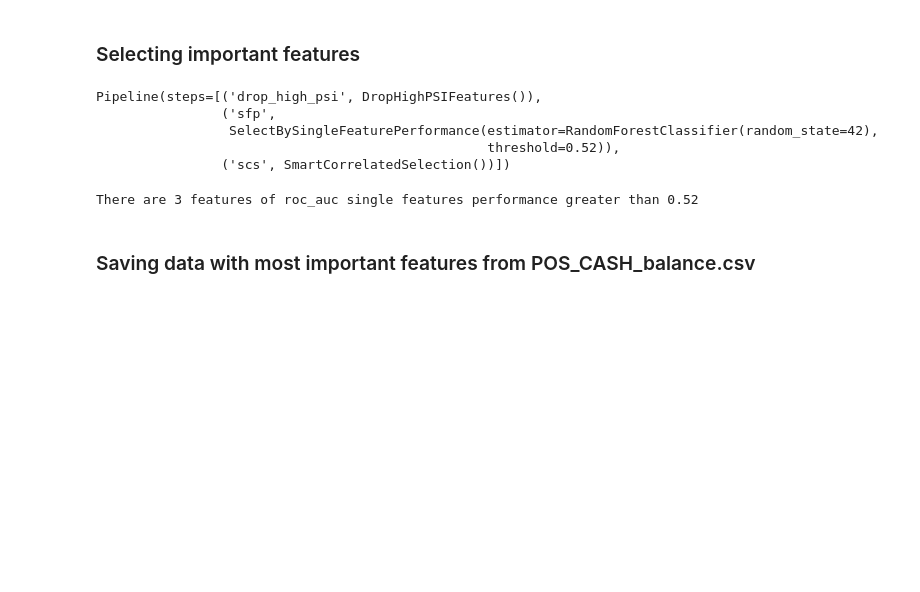
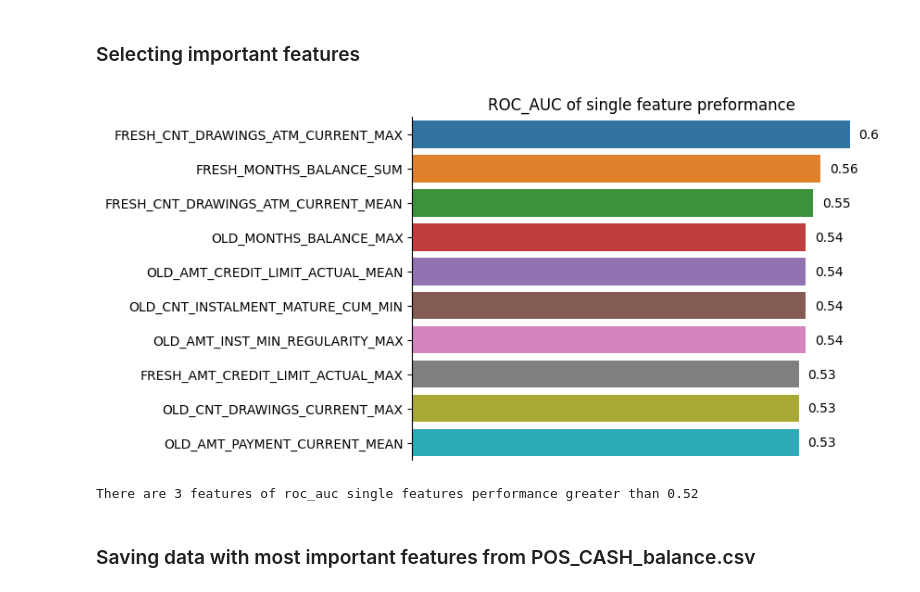
Before and after one commit to malgorzatakolka/HomeCreditDefaultRisk, a Jupyter notebook: Engineering.ipynb, the cells around one changed output. Cells and saved outputs as stored; diff of their text form; code cells hidden in the pictures; blank space fills up the shorter version.

```diff
--- a/Engineering.ipynb
+++ b/Engineering.ipynb
@@ -151,3 +252,6 @@ There are two columns which will help to establish how important are the feature
 # %%
-# Aggreagating with target variable
-id_and_target = load_data('application_train').loc[:, ['SK_ID_CURR', 'TARGET']]
+# Loading columns for merging with application_train.csv
+id_and_target = pd.read_csv('application_train.csv').loc[:, ['SK_ID_CURR', 'TARGET']]
+
+# Getting all ids
+application_ids = set(id_and_target['SK_ID_CURR'].unique())
@@ -495,7 +636,7 @@ columns_of_interest = ['SK_ID_CURR', 'SK_ID_PREV','CNT_PAYMENT', 'HOUR_APPR_PROC
  'NAME_CLIENT_TYPE', 'NAME_TYPE_SUITE', 'WEEKDAY_APPR_PROCESS_START', 'FLAG_LAST_APPL_PER_CONTRACT', 'NFLAG_LAST_APPL_IN_DAY']
 
 # Reading in the data
-previous = reduce_memory_usage(pd.read_csv('previous_application.csv'))[columns_of_interest]
+previous = load_data('previous_application')[columns_of_interest]
 
 # Sort values by SK_ID_CURR and days since the decision about last credit
 previous = previous.sort_values(by=['SK_ID_CURR', 'DAYS_DECISION'], ascending=True)
@@ -511,7 +658,7 @@ previous.loc[previous['DAYS_FIRST_DRAWING'] == 365243] = np.nan
 ### Getting SK_ID_CURR indices from split
 # %%
 # Getting data with SK_ID_CURR and TARGET variable to perform the split
-previous_for_split = application_train.loc[application_train['SK_ID_CURR'].isin(previous['SK_ID_CURR'].unique())]
+previous_for_split = id_and_target.loc[id_and_target['SK_ID_CURR'].isin(previous['SK_ID_CURR'].unique())]
 
 # Selecting X and y
 X = previous_for_split['SK_ID_CURR']
@@ -853,5 +1136,4 @@ merged_ccb['PREVIOUS_CREDIT_CARD_COUNT'] = count_sk_id_prev['SK_ID_PREV']
 ### Merging with target variable
 # %%
 # Merging with target variable
-merged_ccb = application_train.merge(merged_ccb, left_on='SK_ID_CURR', right_index=True)
-merged_ccb.head(2)
+merged_ccb = id_and_target.merge(merged_ccb, left_on='SK_ID_CURR', right_index=True)
@@ -864,29 +1142,30 @@ merged_ccb.head(2)
 # %%
 from feature_engine.selection import SmartCorrelatedSelection
 # Getting training data
 select_important = merged_ccb.loc[merged_ccb['SK_ID_CURR'].isin(previous_id_curr_train)]
 
 # Selecting dependent and independent features
 X = select_important.drop(['SK_ID_CURR', 'TARGET'], axis=1)
 y = select_important['TARGET']
 
 # Creating pipeline for selection
 selection_pipe = Pipeline(steps=[
     ('drop_high_psi', DropHighPSIFeatures()),
+    ('scs', SmartCorrelatedSelection()),
     ('sfp', SelectBySingleFeaturePerformance(
                     RandomForestClassifier(random_state=42),
                     threshold=0.52,
-                    cv=3)),
-   ('scs', SmartCorrelatedSelection())
+                    cv=3))
+
      ])
+
 # Fitting selection pipe
 selection_pipe.fit(X, y)
+
+# Plotting the most important features
+plot_important_features()
 # %% [output]
-Pipeline(steps=[('drop_high_psi', DropHighPSIFeatures()),
-                ('sfp',
-                 SelectBySingleFeaturePerformance(estimator=RandomForestClassifier(random_state=42),
-                                                  threshold=0.52)),
-                ('scs', SmartCorrelatedSelection())])
+[figure, added]
 # %%
 # Getting features to drop from the selection pipeline
 features_to_drop = (selection_pipe.named_steps['drop_high_psi'].features_to_drop_
```
Also changed, not shown: parts of 129 cells of this notebook.
